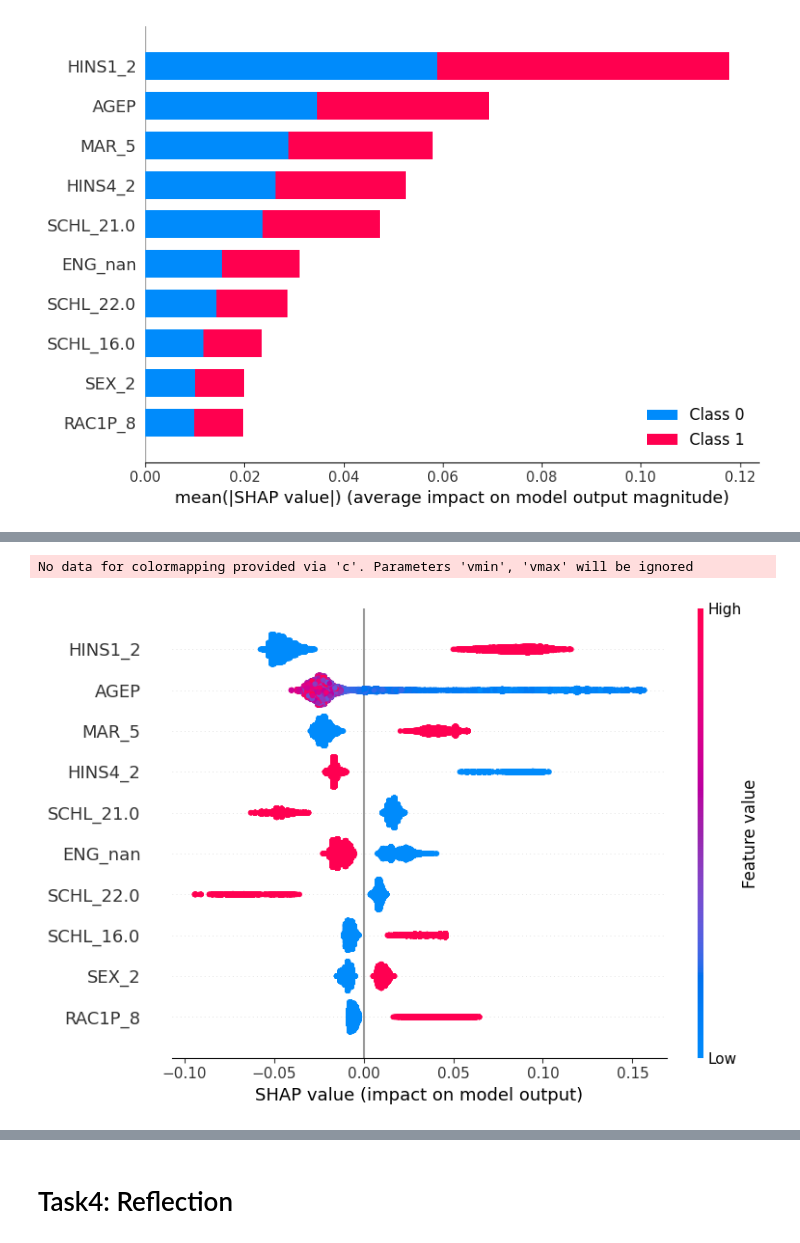
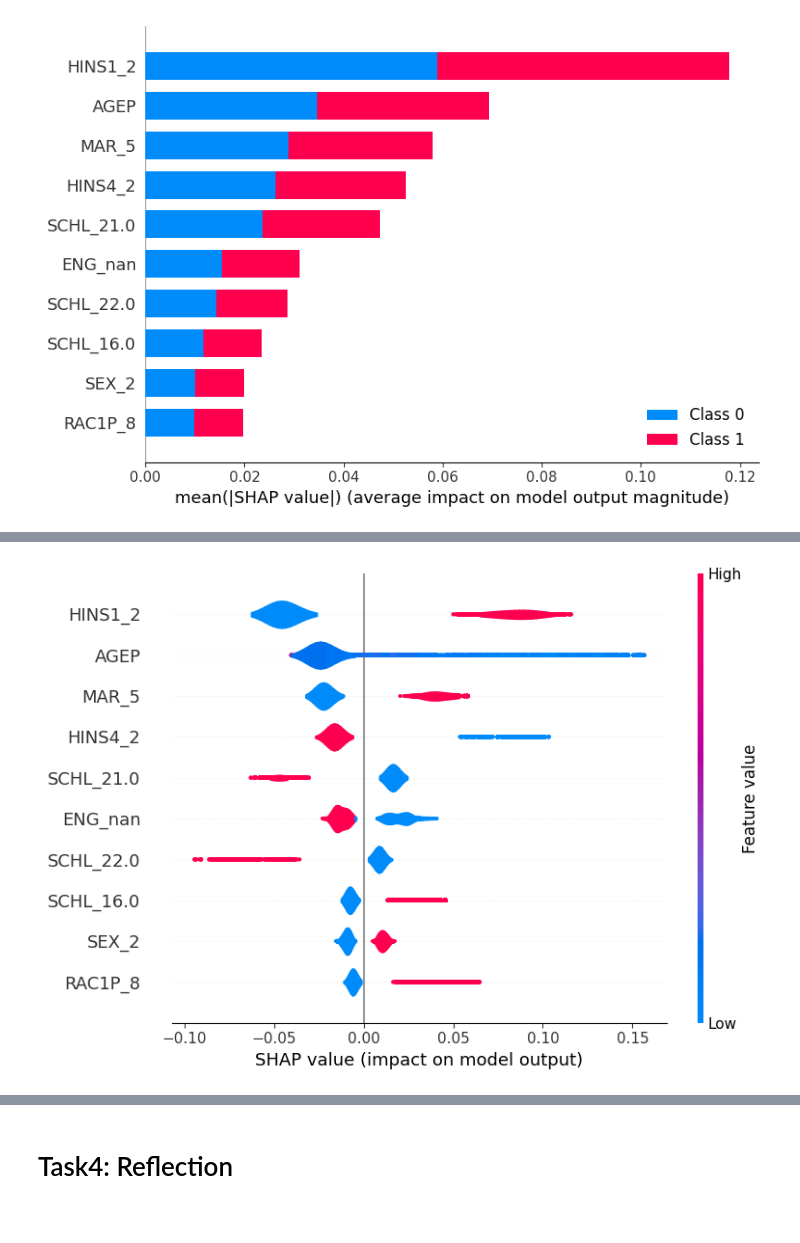
Before and after one commit to jorgedelpozolerida/-KDS_AlgorithmicFairness, a Jupyter notebook: Assignment1/assignment1.ipynb, the cells around one changed output, grey strips where cells are left out. Drawn from its saved outputs; the diff is of its cells as text; code cells hidden in the pictures.

```diff
--- a/Assignment1/assignment1.ipynb
+++ b/Assignment1/assignment1.ipynb
@@ -499,10 +516,9 @@ shap.summary_plot(shap_values_rf, X_test, feature_names=data.columns, max_displa
 # %%
 explainer_rf = shap.TreeExplainer(rf_model)
 shap_values_rf = explainer_rf.shap_values(X_test)
-shap.summary_plot(shap_values_rf[0], X_test, feature_names=data.columns, max_display = 10)
+shap.summary_plot(shap_values_rf[0], X_test, feature_names=data.columns, max_display = 10, plot_type='violin')
 # %% [output]
-No data for colormapping provided via 'c'. Parameters 'vmin', 'vmax' will be ignored
-[figure, old version]
+[figure, new version]
 # %%
 choosen_instance = X_test.loc[[309375]]
 shap_values = explainer_rf.shap_values(choosen_instance)
```
Also changed, not shown: parts of 3 cells of this notebook, 6 other files.
